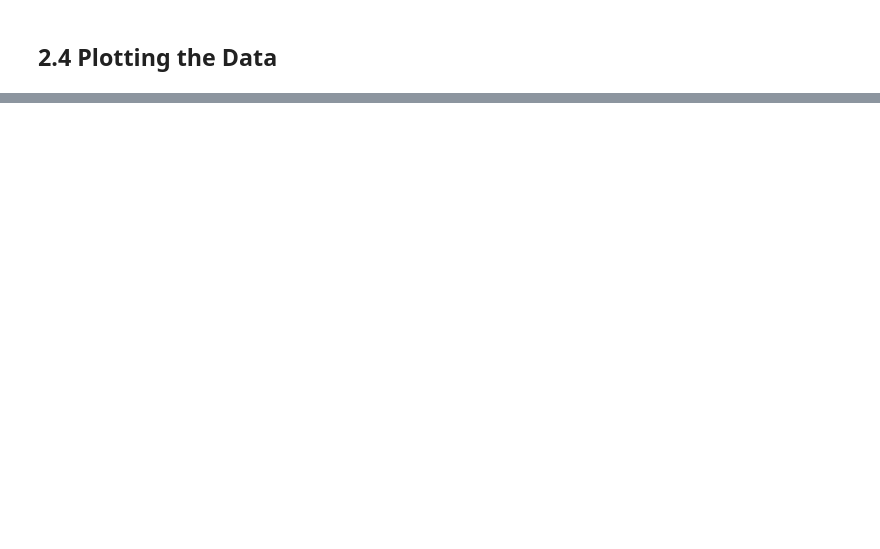
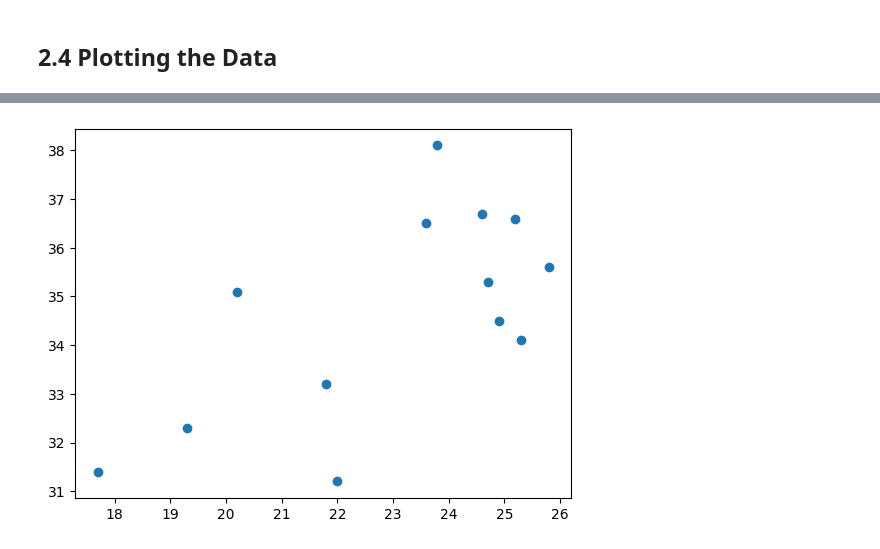
Before and after one commit to Hannesssss/Python-Course-Hannes-Hedberg, a Jupyter notebook: Labs/Labb2_Machinelearning_2/Labb2_Machinelearning.ipynb, the cells around one changed output, grey strips where cells are left out. Saved outputs shown, nothing was run; the diff lists cells and outputs as text; code cells hidden in the pictures; blank space fills up the shorter version.

```diff
--- a/Labs/Labb2_Machinelearning_2/Labb2_Machinelearning.ipynb
+++ b/Labs/Labb2_Machinelearning_2/Labb2_Machinelearning.ipynb
@@ -72,7 +90,7 @@ In order to be more readable the data will be sorted from smallest to largest, a
 # Sorts the data in nummerical order
 
 width_test = [21.959384499160468, 23.63591632187622, 17.714056417303343, 21.78020031891186, 25.20630552859312, 19.332572350434354, 24.73645685241186, 23.79257560586339, 24.557612968127465, 20.191281253428173, 25.813562951888365, 24.923378667802954, 25.311244044578427]
-width_test.sort()
+# width_test.sort()
 
 print(width_test)
 # %% [output]
@@ -79,0 +98,5 @@ print(width_test)
+# %%
+height_test = [31.23956701424158, 36.46821490673444, 31.44170391314962, 33.213397759738264, 36.558816149350534, 32.25325633655492, 35.33291181124776, 38.10372825362463, 36.73144402805611, 35.06966921830237, 35.561029988644336, 34.463907946680294, 34.117212558131975]
+# height_test.sort()
+
+print(height_test)
@@ -99,0 +128,5 @@ print(datadict)
+# %%
+plt.plot(width_test, height_test, 'o')
+plt.show()
+# %% [output]
+[figure, added]
```
Also changed, not shown: parts of 9 cells of this notebook, 4 other files.
